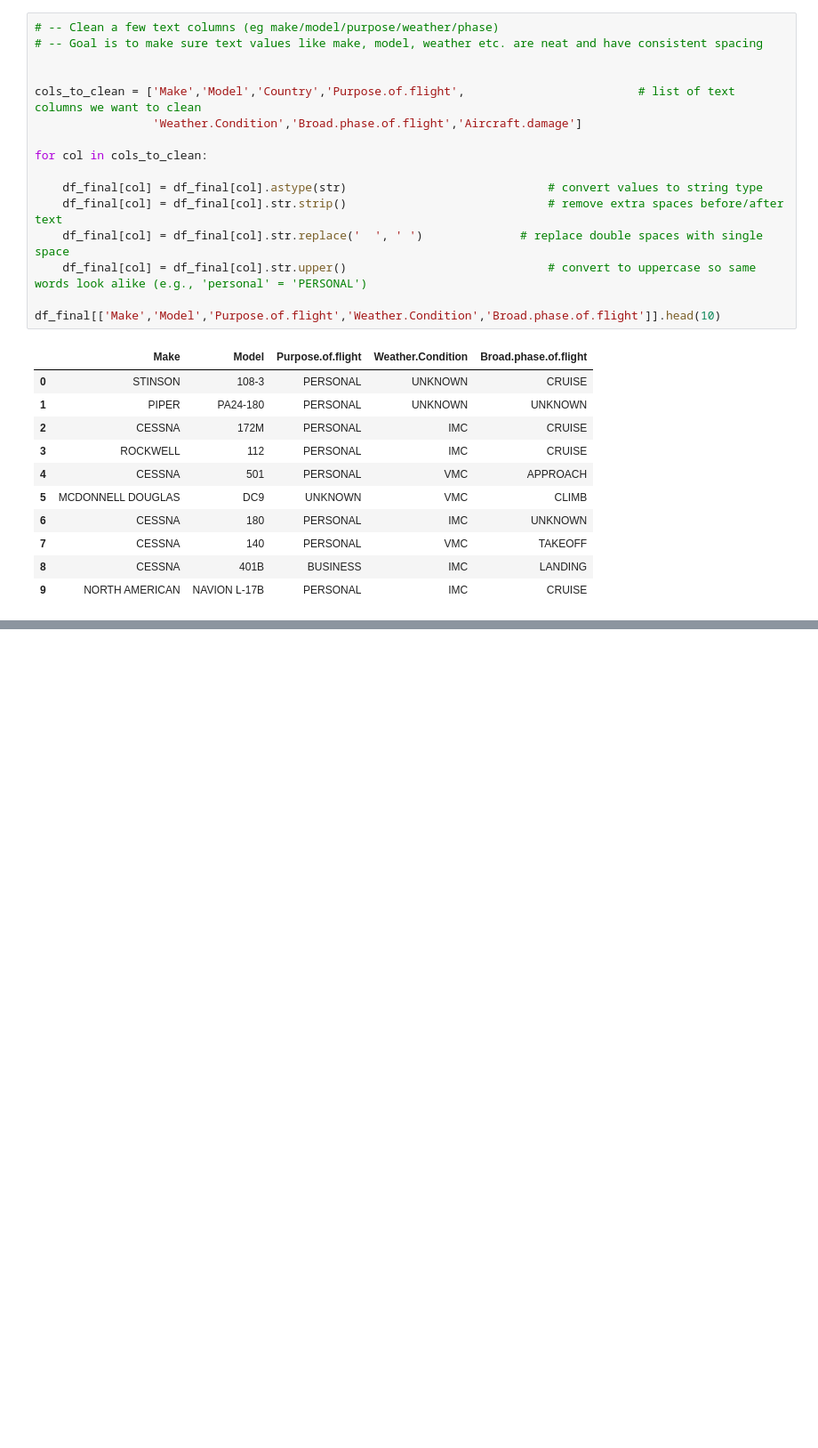
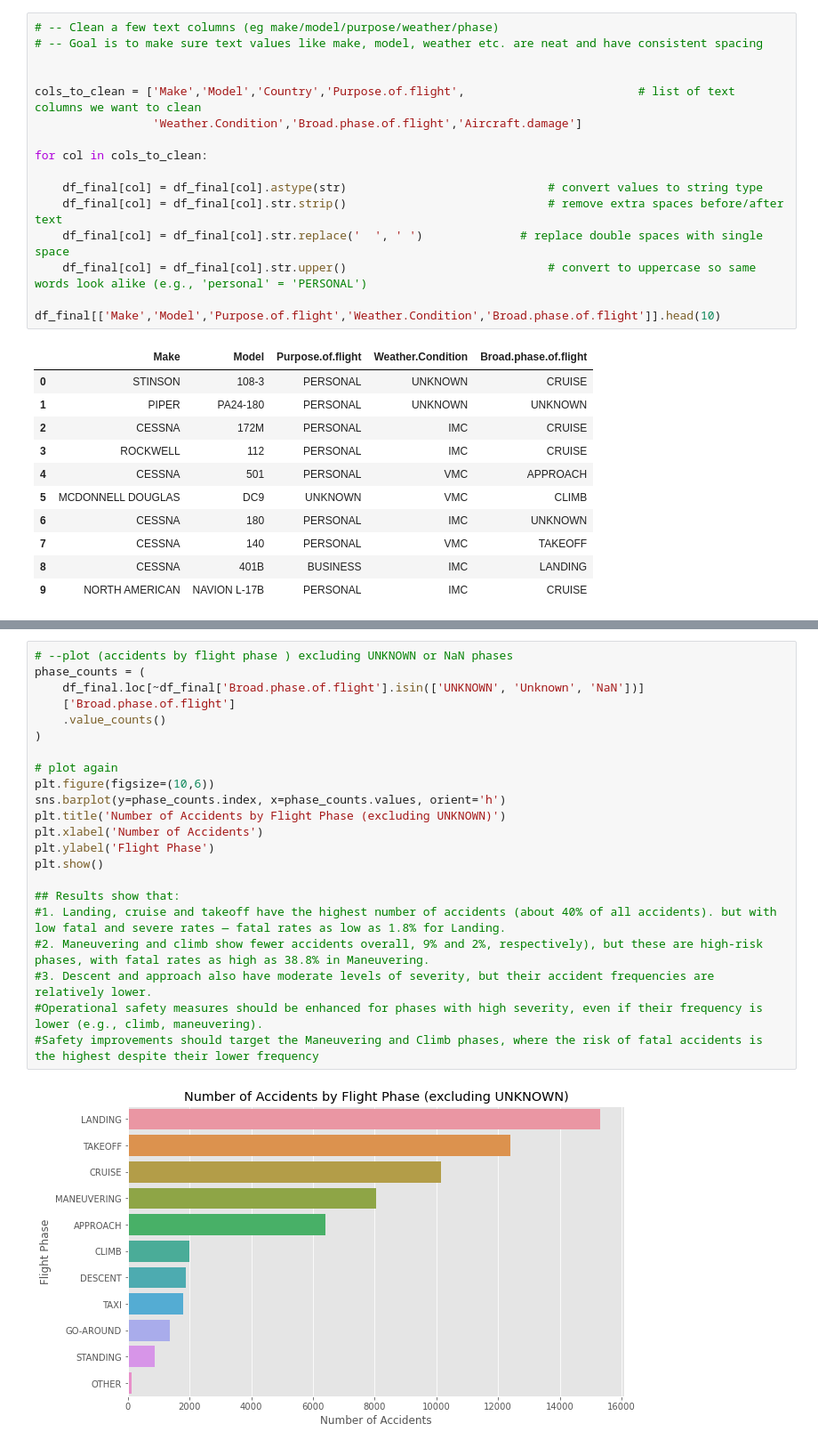
Before and after one commit to Aby-12/Project-One-Abigael-Kariuki, a Jupyter notebook: aviation.ipynb, the cells around one changed output, grey strips where cells are left out. Shown: that part at 89% size. Saved outputs shown, nothing was run; the diff lists cells and outputs as text; blank space fills up the shorter version.

```diff
--- a/aviation.ipynb
+++ b/aviation.ipynb
@@ -298,0 +477,24 @@ df_final[['Make','Model','Purpose.of.flight','Weather.Condition','Broad.phase.of
+# %%
+# --plot (accidents by flight phase ) excluding UNKNOWN or NaN phases
+phase_counts = (
+    df_final.loc[~df_final['Broad.phase.of.flight'].isin(['UNKNOWN', 'Unknown', 'NaN'])]
+    ['Broad.phase.of.flight']
+    .value_counts()
+)
+
+# plot again
+plt.figure(figsize=(10,6))
+sns.barplot(y=phase_counts.index, x=phase_counts.values, orient='h')
+plt.title('Number of Accidents by Flight Phase (excluding UNKNOWN)')
+plt.xlabel('Number of Accidents')
+plt.ylabel('Flight Phase')
+plt.show()
+
+## Results show that:
+#1. Landing, cruise and takeoff have the highest number of accidents (about 40% of all accidents). but with low fatal and severe rates — fatal rates as low as 1.8% for Landing.
+#2. Maneuvering and climb show fewer accidents overall, 9% and 2%, respectively), but these are high-risk phases, with fatal rates as high as 38.8% in Maneuvering.
+#3. Descent and approach also have moderate levels of severity, but their accident frequencies are relatively lower.
+#Operational safety measures should be enhanced for phases with high severity, even if their frequency is lower (e.g., climb, maneuvering).
+#Safety improvements should target the Maneuvering and Climb phases, where the risk of fatal accidents is the highest despite their lower frequency
+# %% [output]
+[figure, added]
```
Also changed, not shown: parts of 28 cells of this notebook.
